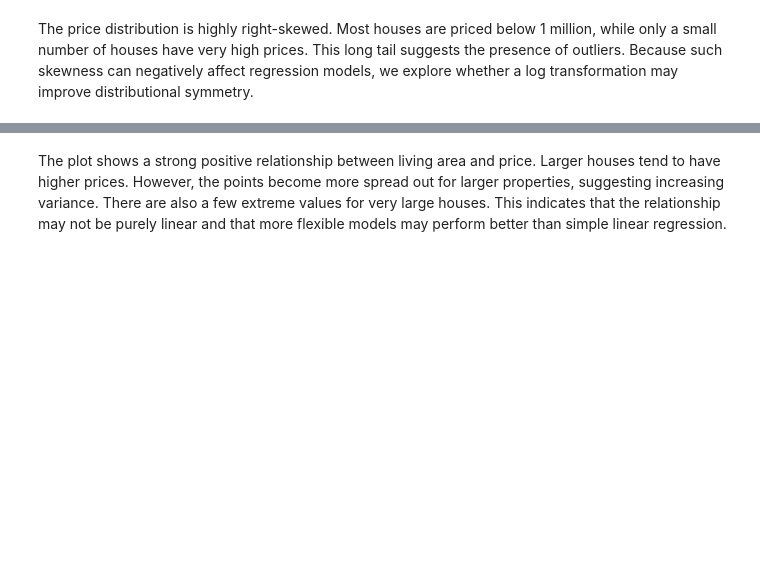
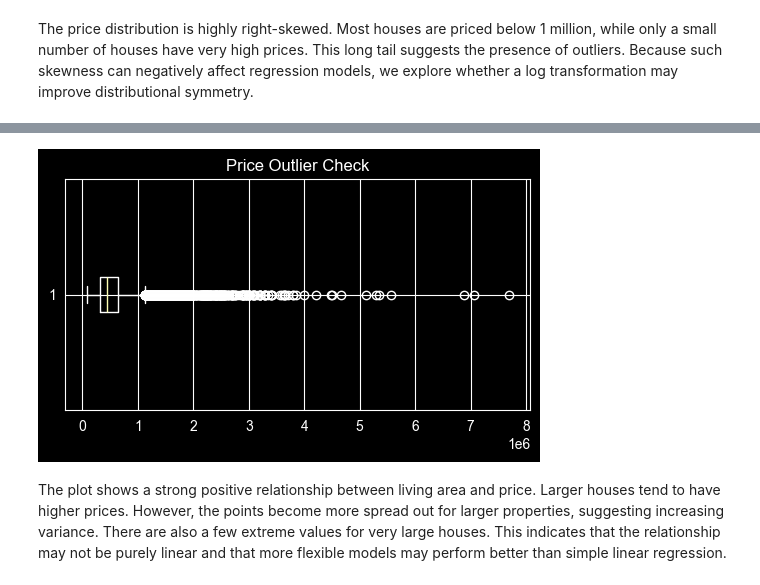
Before and after one commit to yang2094582004-ai/MSIN0097-Assessment-1---Individual-Assignment, a Jupyter notebook: PA.ipynb, the cells around one changed output, grey strips where cells are left out. Cells and saved outputs as stored; diff of their text form; code cells hidden in the pictures; blank space fills up the shorter version.

```diff
--- a/PA.ipynb
+++ b/PA.ipynb
@@ -133,3 +124,10 @@ plt.show()
+# %%
+plt.figure(figsize=(6,3))
+plt.boxplot(df["price"], vert=False)
+plt.title("Price Outlier Check")
+plt.show()
+# %% [output]
+[figure, added]
 # %% [markdown]
 The plot shows a strong positive relationship between living area and price. Larger houses tend to have higher prices. However, the points become more spread out for larger properties, suggesting increasing variance. There are also a few extreme values for very large houses. This indicates that the relationship may not be purely linear and that more flexible models may perform better than simple linear regression.
 # %%
```
Also changed, not shown: parts of 77 cells of this notebook.
